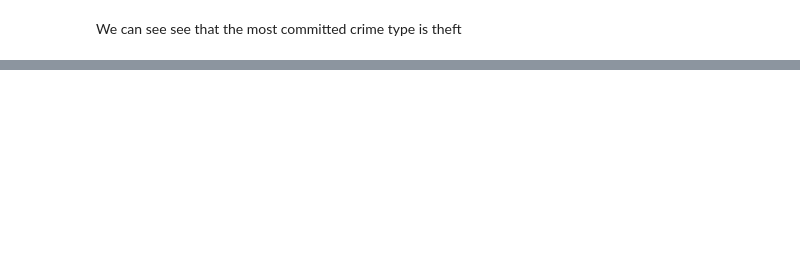
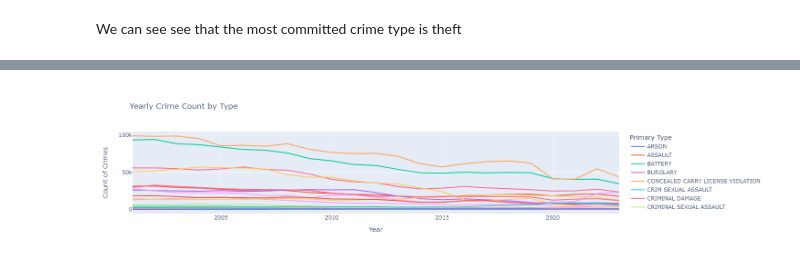
Before and after one commit to PaletteJack/crime-stats, a Jupyter notebook: Crime Data.ipynb, the cells around one changed output, grey strips where cells are left out. Drawn from its saved outputs; the diff is of its cells as text; code cells hidden in the pictures; blank space fills up the shorter version.

Commit message:
cleaned up packages, added plotly.

```diff
--- a/Crime Data.ipynb
+++ b/Crime Data.ipynb
@@ -76,2 +97,26 @@ plt.show()
 # %% [markdown]
 We can see see that the most committed crime type is theft
+# %%
+import plotly.express as px
+
+query_yearly = '''
+SELECT `Year`, `Primary Type`, COUNT(*) as `Crime Count`
+FROM crime_data
+GROUP BY `Year`, `Primary Type`
+ORDER BY `Year` ASC, `Crime Count` DESC
+'''
+
+df_yearly = pd.read_sql(query_yearly, engine)
+df_yearly_pivot = df_yearly.pivot(index='Year', columns='Primary Type', values='Crime Count')
+df_yearly_long = df_yearly_pivot.reset_index().melt(id_vars='Year', var_name='Primary Type', value_name='Crime Count')
+
+fig = px.line(df_yearly_long, x='Year', y='Crime Count', color='Primary Type',
+              title="Yearly Crime Count by Type",
+              labels={'Crime Count': 'Count of Crimes'})
+
+# Show the interactive plot
+fig.show()
+# df_yearly_pivot.plot(figsize=(14, 7), title="Yearly Crime Count by Type")
+# plt.ylabel("Crime Count")
+# plt.show()
+# %% [output]
@@ -77,0 +124 @@ We can see see that the most committed crime type is theft
+[figure, added]
```
Also changed, not shown: parts of 2 cells of this notebook, 2 other files.
